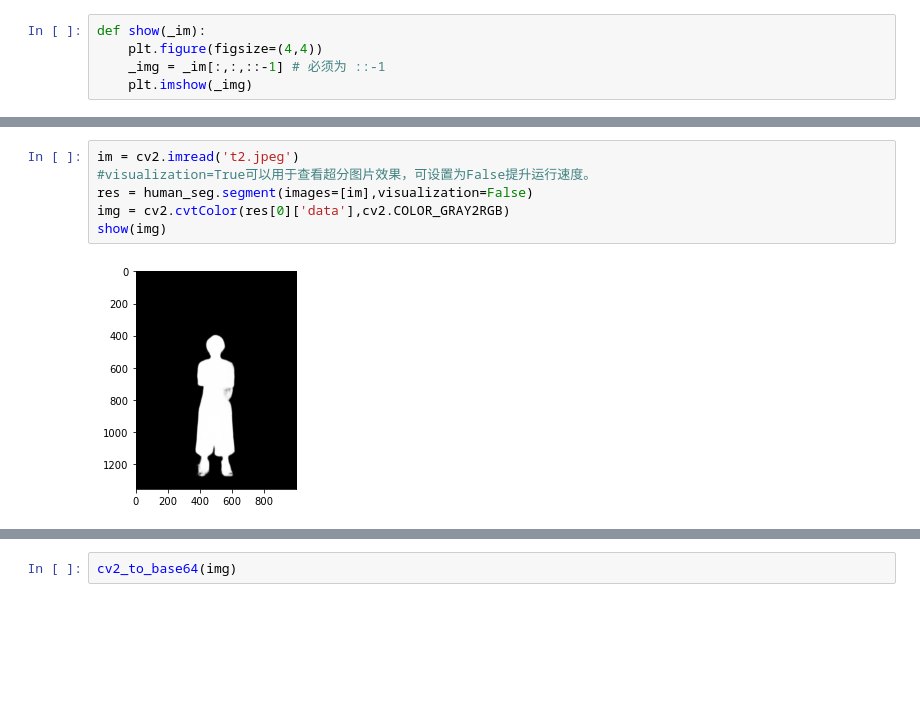
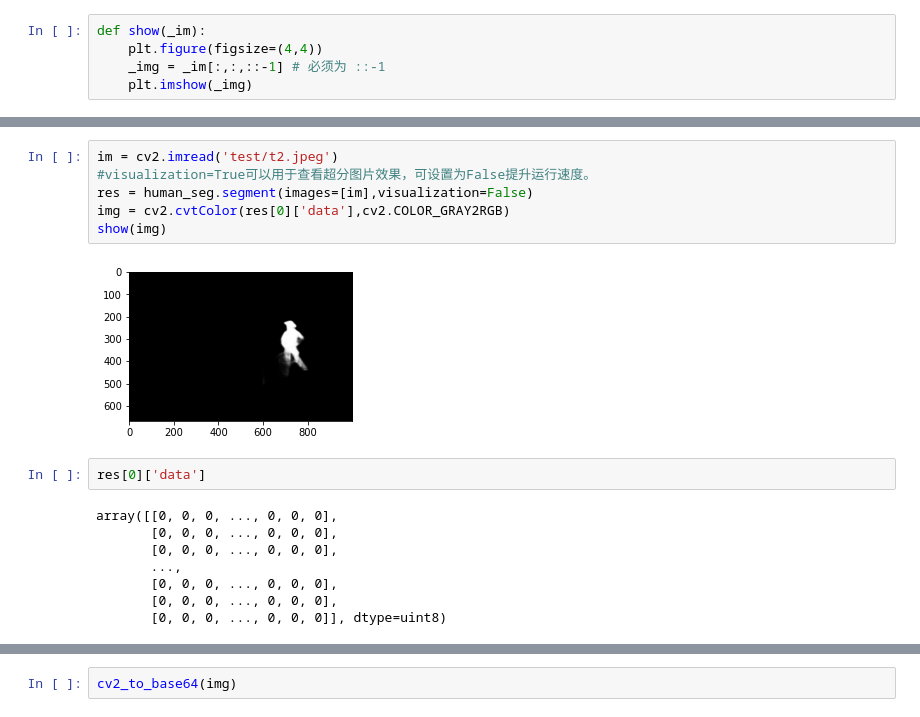
Before and after one commit to shadowcz007/AR-lab, a Jupyter notebook: server/main.ipynb, the cells around one changed output, grey strips where cells are left out. Drawn from its saved outputs; the diff is of its cells as text; blank space fills up the shorter version.

```diff
--- a/server/main.ipynb
+++ b/server/main.ipynb
@@ -80,8 +80,18 @@ def base64_to_cv2(b64str):
 # %%
-im = cv2.imread('t2.jpeg')
+im = cv2.imread('test/t2.jpeg')
 #visualization=True可以用于查看超分图片效果，可设置为False提升运行速度。
 res = human_seg.segment(images=[im],visualization=False)
 img = cv2.cvtColor(res[0]['data'],cv2.COLOR_GRAY2RGB)
 show(img)
 # %% [output]
-[figure, old version]
+[figure, new version]
+# %%
+res[0]['data']
+# %% [output]
+array([[0, 0, 0, ..., 0, 0, 0],
+       [0, 0, 0, ..., 0, 0, 0],
+       [0, 0, 0, ..., 0, 0, 0],
+       ...,
+       [0, 0, 0, ..., 0, 0, 0],
+       [0, 0, 0, ..., 0, 0, 0],
+       [0, 0, 0, ..., 0, 0, 0]], dtype=uint8)
```
Also changed, not shown: parts of 14 cells of this notebook, 13 other files.
